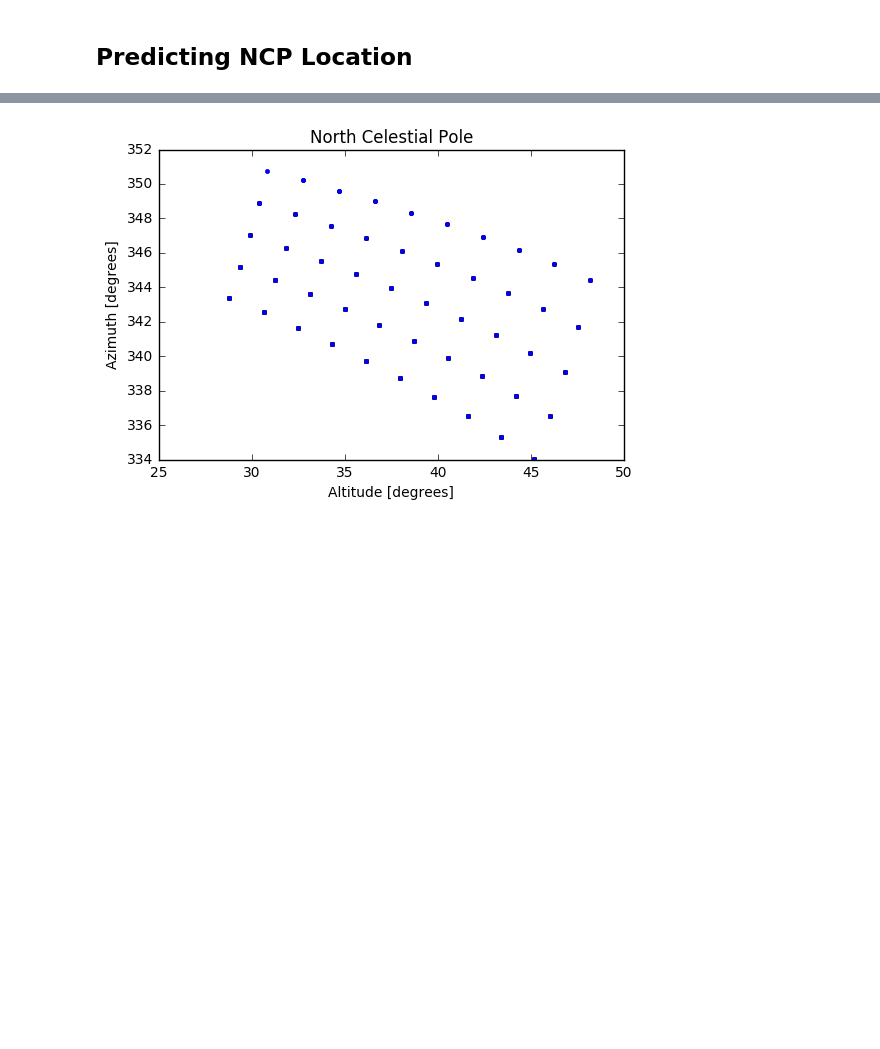
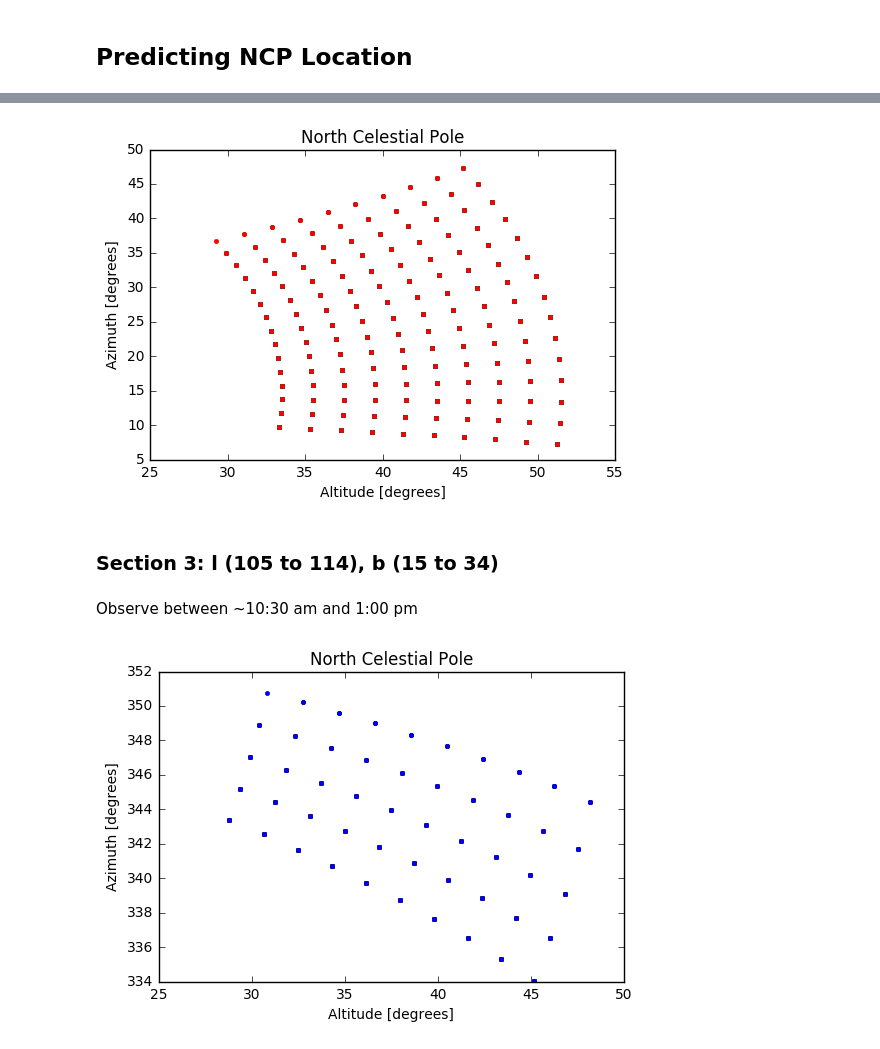
Before and after one commit to gracefujii/Astro-121, a Jupyter notebook: Lab 4 - Coordinates.ipynb, the cells around one changed output, grey strips where cells are left out. Saved outputs shown, nothing was run; the diff lists cells and outputs as text; code cells hidden in the pictures; blank space fills up the shorter version.

```diff
--- a/Lab 4 - Coordinates.ipynb
+++ b/Lab 4 - Coordinates.ipynb
@@ -142,3 +159,11 @@ ncp_predict(130, 160, 15, 34, jd12) # 12:00 4/25/19
+# %%
+ncp_predict(131, 160, 15, 34, jd()) # current time
+# %% [output]
+[figure, added]
+# %% [markdown]
+### Section 3: l (105 to 114), b (15 to 34)
+# %% [markdown]
+Observe between ~10:30 am and 1:00 pm
 # %%
 ncp_predict(105, 114, 15, 34, jd12) # 12:00 4/25/19
 # %% [output]
```
Also changed, not shown: parts of 18 cells of this notebook.
